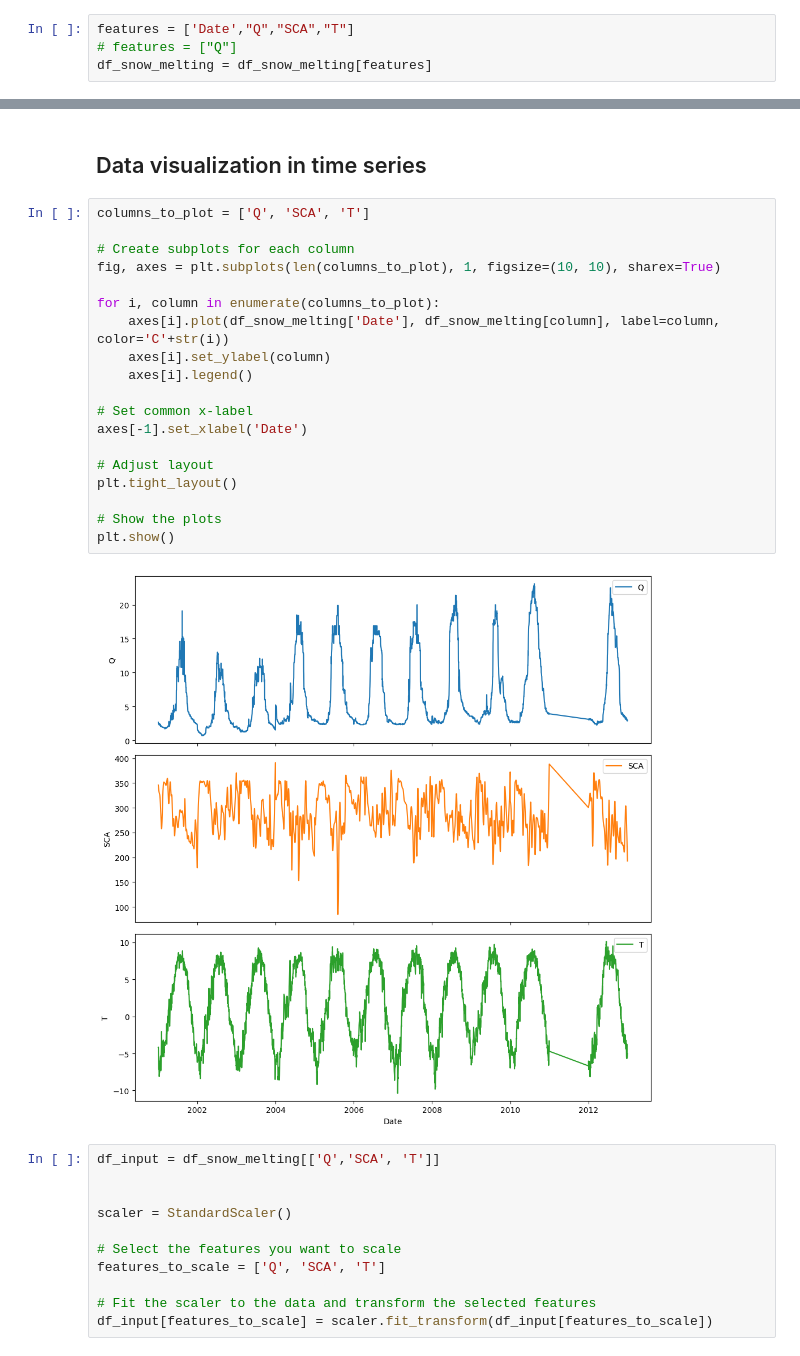
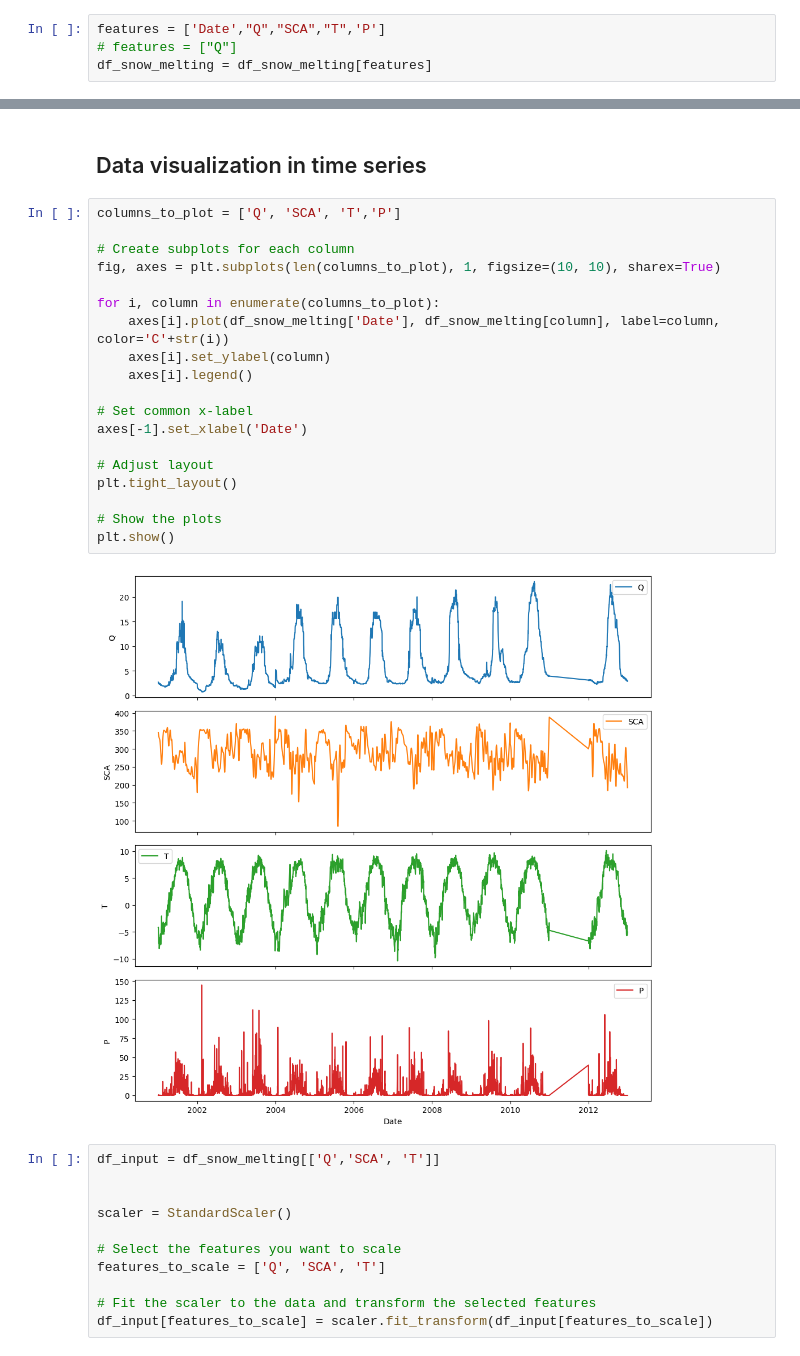
Before and after one commit to UkeshThapa/Snowmelt-Driven-Streamflow-Prediction, a Jupyter notebook: snow_melting_research_work.ipynb, the cells around one changed output, grey strips where cells are left out. Saved outputs shown, nothing was run; the diff lists cells and outputs as text.

```diff
--- a/snow_melting_research_work.ipynb
+++ b/snow_melting_research_work.ipynb
@@ -70,7 +70,7 @@ df_snow_melting
 # %% [markdown]
 ## Dataset Pre-processing
 # %%
-features = ['Date',"Q","SCA","T"]
+features = ['Date',"Q","SCA","T",'P']
 # features = ["Q"]
 df_snow_melting = df_snow_melting[features]
 # %%
@@ -107,26 +107,26 @@ See the caveats in the documentation: https://pandas.pydata.org/pandas-docs/stab
 # %% [markdown]
 ## Data visualization in time series
 # %%
-columns_to_plot = ['Q', 'SCA', 'T']
+columns_to_plot = ['Q', 'SCA', 'T','P']
 
 # Create subplots for each column
 fig, axes = plt.subplots(len(columns_to_plot), 1, figsize=(10, 10), sharex=True)
 
 for i, column in enumerate(columns_to_plot):
     axes[i].plot(df_snow_melting['Date'], df_snow_melting[column], label=column, color='C'+str(i))
     axes[i].set_ylabel(column)
     axes[i].legend()
 
 # Set common x-label
 axes[-1].set_xlabel('Date')
 
 # Adjust layout
 plt.tight_layout()
 
 # Show the plots
 plt.show()
 # %% [output]
-[figure, old version]
+[figure, new version]
 # %%
 df_input = df_snow_melting[['Q','SCA', 'T']]
 
```
Also changed, not shown: parts of 14 cells of this notebook.
